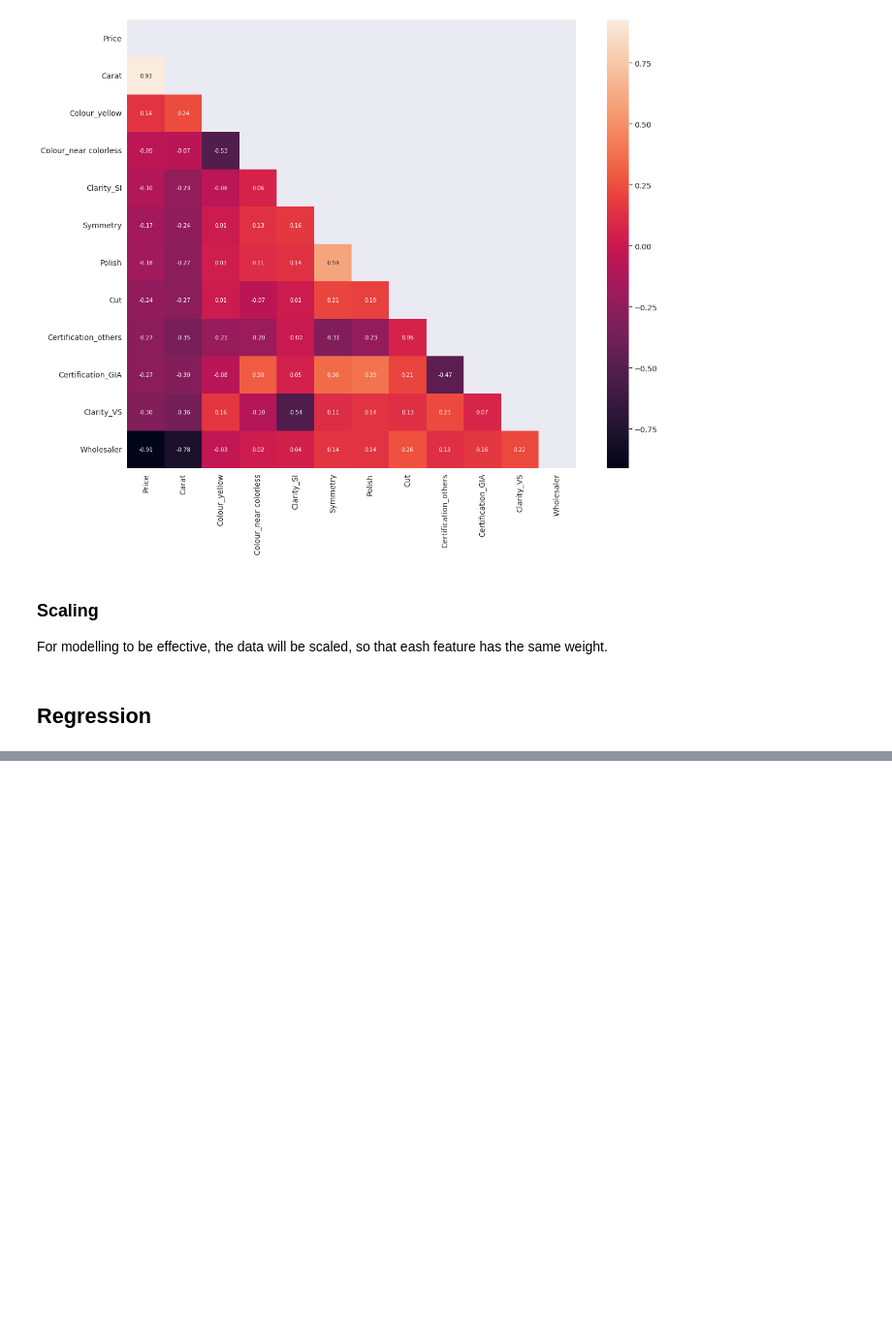
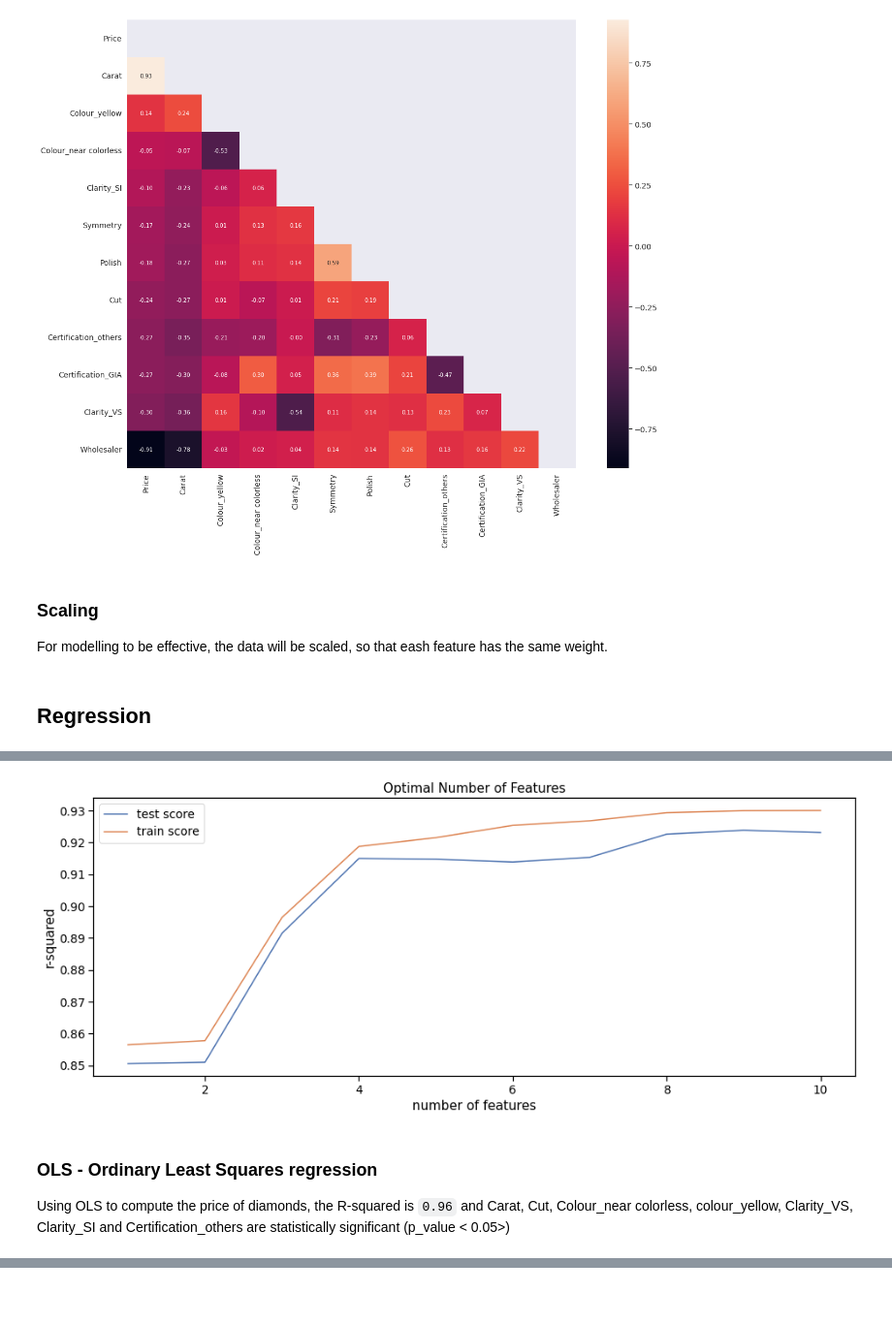
Before and after one commit to komus/business_analytics, a Jupyter notebook: regression/assignmenta01.ipynb, the cells around one changed output, grey strips where cells are left out. Shown at 97% size. Cells and saved outputs as stored; diff of their text form; code cells hidden in the pictures; blank space fills up the shorter version.

```diff
--- a/regression/assignmenta01.ipynb
+++ b/regression/assignmenta01.ipynb
@@ -360,2 +370,8 @@ features = scalar.transform(features)
+# %%
+for col in features.columns:
+    scalar = MinMaxScaler()
+    scalar.fit(features[col].values.reshape(-1,1))
+    features[col] = scalar.transform(features[col].values.reshape(-1,1))
+    prof_ring[col] = scalar.transform(prof_ring[col].values.reshape(-1,1))
 # %% [markdown]
 ## Regression
@@ -363,0 +381,4 @@ features = scalar.transform(features)
+# %%
+model_lr = LinearRegression()
+folds = KFold(n_splits = 10, shuffle=True, random_state=RANDOM_STATE)
+scores = cross_validate(model_lr, features, target, scoring='r2', cv = folds)
@@ -363,0 +398,11 @@ features = scalar.transform(features)
+# %%
+model_lr.fit(features, target)
+hyper_params = [{'n_features_to_select': list(range(1, 11))}]
+rfe = RFE(model_lr)
+model_cv = GridSearchCV(estimator = rfe,
+                        param_grid = hyper_params,
+                        scoring= 'r2',
+                        cv = folds,
+                        verbose = 1,
+                        return_train_score=True)
+model_cv.fit(features, target)
@@ -363,0 +447,3 @@ features = scalar.transform(features)
+# %%
+cv_results = pd.DataFrame(model_cv.cv_results_)
+cv_results
@@ -363,0 +463,15 @@ features = scalar.transform(features)
+# %%
+plt.figure(figsize=(16,6))
+
+plt.plot(cv_results["param_n_features_to_select"], cv_results["mean_test_score"]);
+plt.plot(cv_results["param_n_features_to_select"], cv_results["mean_train_score"]);
+plt.xlabel('number of features')
+plt.ylabel('r-squared')
+plt.title("Optimal Number of Features")
+plt.legend(['test score', 'train score'], loc='upper left');
+# %% [output]
+[figure, added]
+# %% [markdown]
+### OLS - Ordinary Least Squares regression
+
+Using OLS to compute the price of diamonds, the R-squared is `0.96` and Carat, Cut, Colour_near colorless, colour_yellow, Clarity_VS, Clarity_SI and Certification_others are statistically significant (p_value < 0.05>)
```
Also changed, not shown: parts of 31 cells of this notebook, 1 other file.
